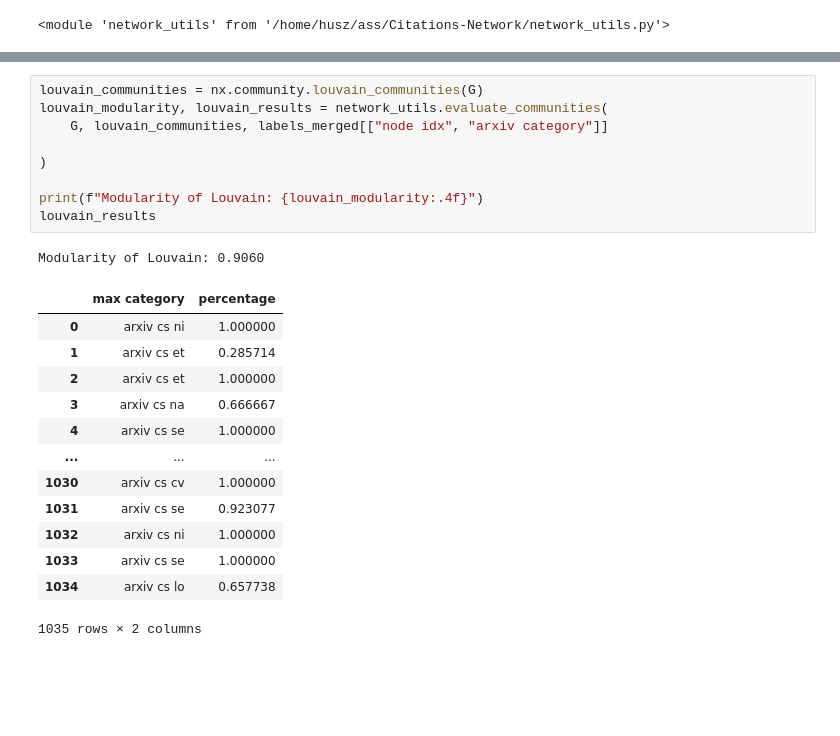
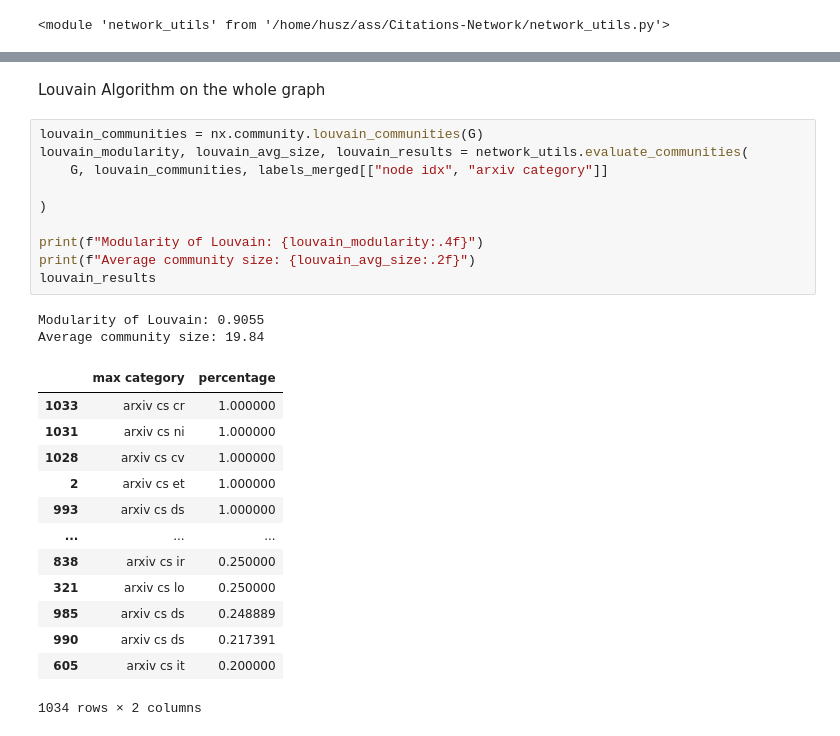
Before and after one commit to husz78/Citations-Network, a Jupyter notebook: graph_analysis.ipynb, the cells around one changed output, grey strips where cells are left out. Cells and saved outputs as stored; diff of their text form; blank space fills up the shorter version.

```diff
--- a/graph_analysis.ipynb
+++ b/graph_analysis.ipynb
@@ -439,24 +521,28 @@ Modularity of Label Propagation: 0.7542
+# %% [markdown]
+Louvain Algorithm on the whole graph
 # %%
 louvain_communities = nx.community.louvain_communities(G)
-louvain_modularity, louvain_results = network_utils.evaluate_communities(
+louvain_modularity, louvain_avg_size, louvain_results = network_utils.evaluate_communities(
     G, louvain_communities, labels_merged[["node idx", "arxiv category"]]
 
 )
 
 print(f"Modularity of Louvain: {louvain_modularity:.4f}")
+print(f"Average community size: {louvain_avg_size:.2f}")
 louvain_results
 # %% [output]
-Modularity of Louvain: 0.9060
+Modularity of Louvain: 0.9055
+Average community size: 19.84
 |  | max category | percentage |
-| 0 | arxiv cs ni | 1.000000 |
-| 1 | arxiv cs et | 0.285714 |
+| 1033 | arxiv cs cr | 1.000000 |
+| 1031 | arxiv cs ni | 1.000000 |
+| 1028 | arxiv cs cv | 1.000000 |
 | 2 | arxiv cs et | 1.000000 |
-| 3 | arxiv cs na | 0.666667 |
-| 4 | arxiv cs se | 1.000000 |
+| 993 | arxiv cs ds | 1.000000 |
 | ... | ... | ... |
-| 1030 | arxiv cs cv | 1.000000 |
-| 1031 | arxiv cs se | 0.923077 |
-| 1032 | arxiv cs ni | 1.000000 |
-| 1033 | arxiv cs se | 1.000000 |
-| 1034 | arxiv cs lo | 0.657738 |
+| 838 | arxiv cs ir | 0.250000 |
+| 321 | arxiv cs lo | 0.250000 |
+| 985 | arxiv cs ds | 0.248889 |
+| 990 | arxiv cs ds | 0.217391 |
+| 605 | arxiv cs it | 0.200000 |
-1035 rows × 2 columns
+1034 rows × 2 columns
```
Also changed, not shown: parts of 15 cells of this notebook, 2 other files.
